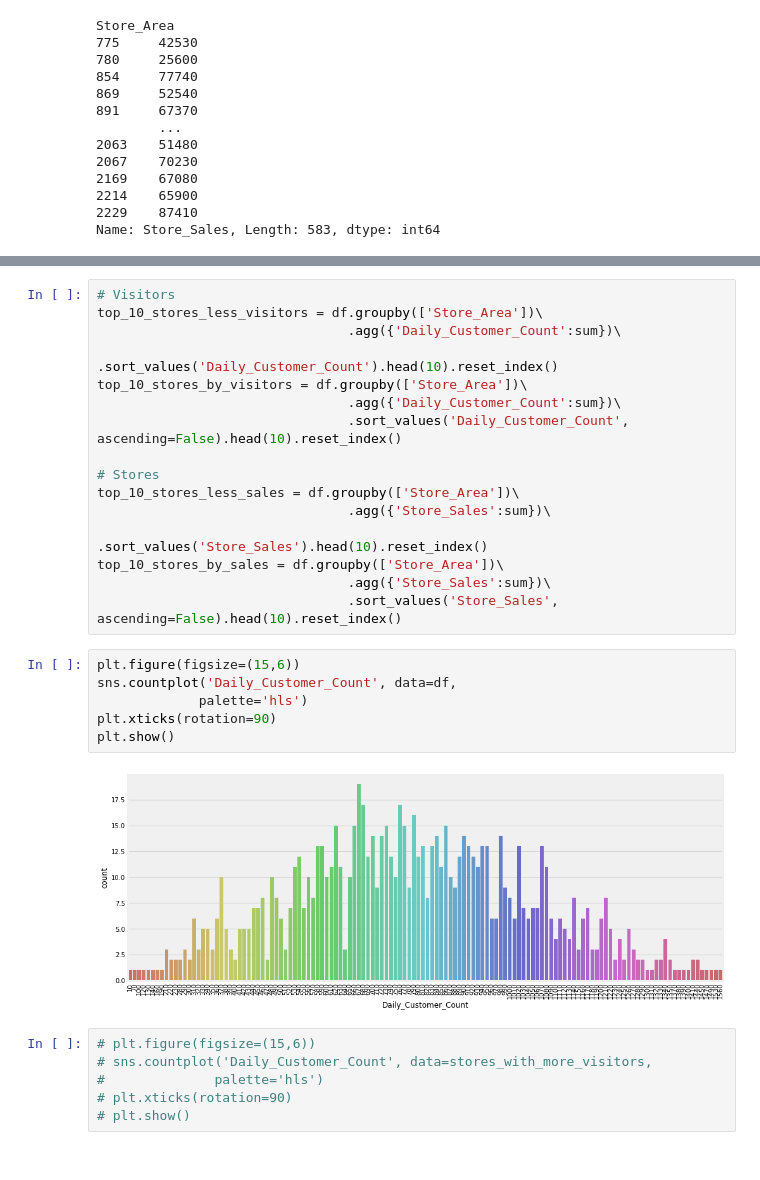
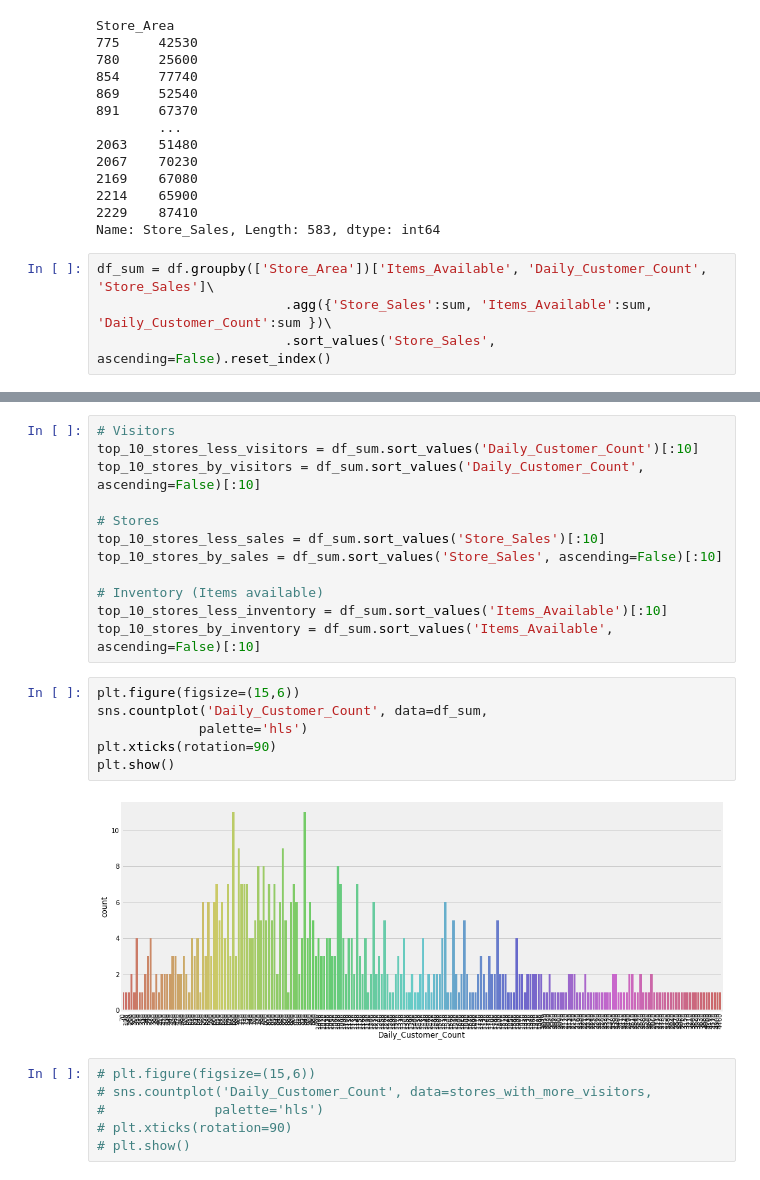
Before and after one commit to RicardoLelis/ML-DS-Code, a Jupyter notebook: sales_analysis.ipynb, the cells around one changed output, grey strips where cells are left out. Cells and saved outputs as stored; diff of their text form.

```diff
--- a/sales_analysis.ipynb
+++ b/sales_analysis.ipynb
@@ -112,3 +116,7 @@ Store_Area
 2214    65900
 2229    87410
 Name: Store_Sales, Length: 583, dtype: int64
+# %%
+df_sum = df.groupby(['Store_Area'])['Items_Available', 'Daily_Customer_Count', 'Store_Sales']\
+                        .agg({'Store_Sales':sum, 'Items_Available':sum, 'Daily_Customer_Count':sum })\
+                        .sort_values('Store_Sales', ascending=False).reset_index()
@@ -115,27 +152,23 @@ Name: Store_Sales, Length: 583, dtype: int64
 # %%
 # Visitors
-top_10_stores_less_visitors = df.groupby(['Store_Area'])\
-                                .agg({'Daily_Customer_Count':sum})\
-                                .sort_values('Daily_Customer_Count').head(10).reset_index()
-top_10_stores_by_visitors = df.groupby(['Store_Area'])\
-                                .agg({'Daily_Customer_Count':sum})\
-                                .sort_values('Daily_Customer_Count', ascending=False).head(10).reset_index()
+top_10_stores_less_visitors = df_sum.sort_values('Daily_Customer_Count')[:10]
+top_10_stores_by_visitors = df_sum.sort_values('Daily_Customer_Count', ascending=False)[:10]
 
 # Stores
-top_10_stores_less_sales = df.groupby(['Store_Area'])\
-                                .agg({'Store_Sales':sum})\
-                                .sort_values('Store_Sales').head(10).reset_index()
-top_10_stores_by_sales = df.groupby(['Store_Area'])\
-                                .agg({'Store_Sales':sum})\
-                                .sort_values('Store_Sales', ascending=False).head(10).reset_index()
+top_10_stores_less_sales = df_sum.sort_values('Store_Sales')[:10]
+top_10_stores_by_sales = df_sum.sort_values('Store_Sales', ascending=False)[:10]
+
+# Inventory (Items available)
+top_10_stores_less_inventory = df_sum.sort_values('Items_Available')[:10]
+top_10_stores_by_inventory = df_sum.sort_values('Items_Available', ascending=False)[:10]
 # %%
 plt.figure(figsize=(15,6))
-sns.countplot('Daily_Customer_Count', data=df,
+sns.countplot('Daily_Customer_Count', data=df_sum,
              palette='hls')
 plt.xticks(rotation=90)
 plt.show()
 # %% [output]
-[figure, old version]
+[figure, new version]
 # %%
 # plt.figure(figsize=(15,6))
 # sns.countplot('Daily_Customer_Count', data=stores_with_more_visitors,
```
Also changed, not shown: parts of 17 cells of this notebook.
